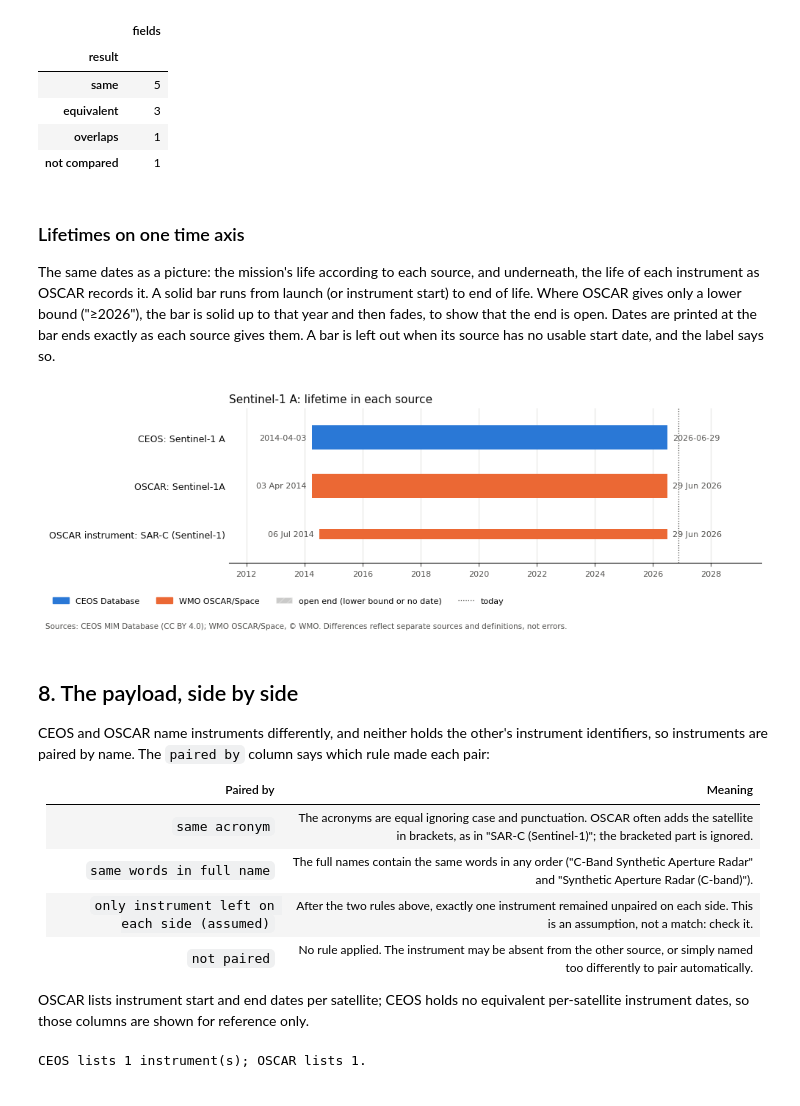
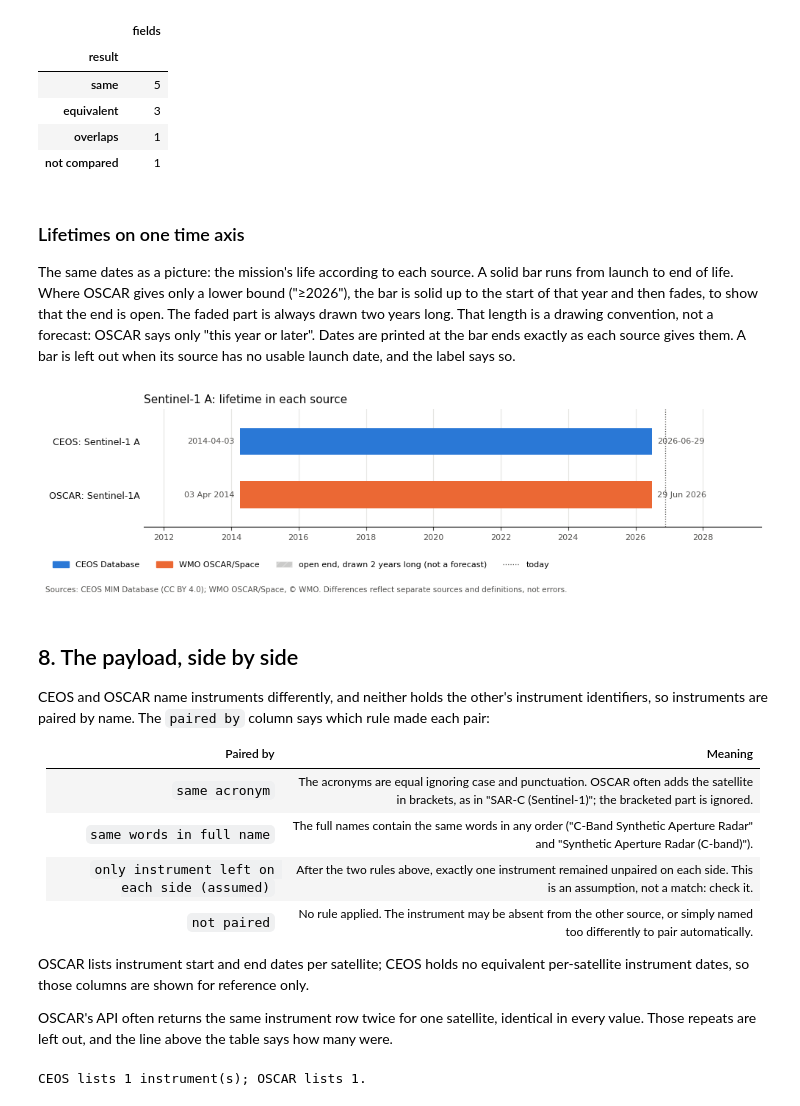
Before and after one commit to ceos-capabilities/examples, a Jupyter notebook: oscar-comparison.ipynb, the cells around one changed output. Drawn from its saved outputs; the diff is of its cells as text; code cells hidden in the pictures.

Commit message:
OSCAR comparison: leave out identical repeated OSCAR instrument rows, chart shows the two mission bars only, open-end length labelled

```diff
--- a/oscar-comparison.ipynb
+++ b/oscar-comparison.ipynb
@@ -809,12 +809,13 @@ comparison["result"].value_counts().to_frame("fields")
 # %% [markdown]
 ### Lifetimes on one time axis
 
-The same dates as a picture: the mission's life according to each source, and
-underneath, the life of each instrument as OSCAR records it. A solid bar runs from
-launch (or instrument start) to end of life. Where OSCAR gives only a lower bound
-("≥2026"), the bar is solid up to that year and then fades, to show that the end is
-open. Dates are printed at the bar ends exactly as each source gives them. A bar is
-left out when its source has no usable start date, and the label says so.
+The same dates as a picture: the mission's life according to each source. A solid
+bar runs from launch to end of life. Where OSCAR gives only a lower bound ("≥2026"),
+the bar is solid up to the start of that year and then fades, to show that the end
+is open. The faded part is always drawn two years long. That length is a drawing
+convention, not a forecast: OSCAR says only "this year or later". Dates are printed
+at the bar ends exactly as each source gives them. A bar is left out when its source
+has no usable launch date, and the label says so.
 # %%
 CEOS_COLOUR, OSCAR_COLOUR, INK, MUTED = "#2a78d6", "#eb6834", "#0b0b0b", "#52514e"
 
@@ -846,18 +847,15 @@ def oscar_span(start_text, end_text):
 def lifetime_chart(c, o):
     rows = [(f"CEOS: {c['mission_acronym']}", ceos_span(c), CEOS_COLOUR, 0.5),
             (f"OSCAR: {o['acronym']}", oscar_span(o.get("launch_date"), o.get("EoL")), OSCAR_COLOUR, 0.5)]
-    for item in o.get("satellite-instruments") or []:
-        rows.append((f"OSCAR instrument: {item['instrument']['name']}",
-                     oscar_span(item.get("start-date"), item.get("EoL")), OSCAR_COLOUR, 0.22))
 
     today = date.today()
-    fade = timedelta(days=730)   # drawn length of an open end; not a prediction
+    fade = timedelta(days=730)   # drawn length of an open end: a convention, not a prediction
     height_in = 0.5 * len(rows) + 1.9
     fig, ax = plt.subplots(figsize=(10, height_in))
     labels, drawn = [], [today]
     for y, (label, span, colour, height) in enumerate(rows):
         if span is None:
-            labels.append(label + "  (no start date)")
+            labels.append(label + "  (no launch date)")
             continue
         labels.append(label)
         start, end, end_open, start_label, end_label = span
@@ -876,35 +874,35 @@ def lifetime_chart(c, o):
 
     ax.set_yticks(range(len(rows)))
     ax.set_yticklabels(labels, fontsize=9, color=INK)
     ax.invert_yaxis()
     today_line = ax.axvline(today, color=MUTED, linewidth=0.9, linestyle=":", label="today")
     ax.set_ylim(len(rows) - 0.4, -0.6)
     pad = (max(drawn) - min(drawn)) * 0.2 + timedelta(days=120)   # room for the date labels
     ax.set_xlim(min(drawn) - pad, max(drawn) + pad)
     ax.xaxis_date()
     for side in ("top", "right", "left"):
         ax.spines[side].set_visible(False)
     ax.tick_params(axis="y", length=0)
     ax.tick_params(axis="x", colors=MUTED, labelsize=8)
     ax.grid(axis="x", color="#e6e6e3", linewidth=0.8)
     ax.set_axisbelow(True)
     fig.legend(handles=[Patch(color=CEOS_COLOUR, label="CEOS Database"),
                         Patch(color=OSCAR_COLOUR, label="WMO OSCAR/Space"),
                         Patch(facecolor=MUTED, alpha=0.3, hatch="///", edgecolor="white",
-                              label="open end (lower bound or no date)"),
+                              label="open end, drawn 2 years long (not a forecast)"),
                         today_line],
                loc="lower left", bbox_to_anchor=(0.01, 0.28 / height_in), ncol=4, frameon=False, fontsize=8)
     ax.set_title(f"{c['mission_acronym']}: lifetime in each source", loc="left", fontsize=11, color=INK)
     fig.text(0.01, 0.06 / height_in, "Sources: CEOS MIM Database (CC BY 4.0); WMO OSCAR/Space, © WMO. "
              "Differences reflect separate sources and definitions, not errors.", fontsize=7.5, color=MUTED)
     plt.tight_layout(rect=(0, 0.6 / height_in, 1, 1))
     plt.show()
 
 
 require_link()
 lifetime_chart(ceos, osc)
 # %% [output]
-[figure, old version]
+[figure, new version]
 # %% [markdown]
 ## 8. The payload, side by side
 
@@ -921,6 +919,10 @@ says which rule made each pair:
 
 OSCAR lists instrument start and end dates per satellite; CEOS holds no equivalent
 per-satellite instrument dates, so those columns are shown for reference only.
+
+OSCAR's API often returns the same instrument row twice for one satellite, identical
+in every value. Those repeats are left out, and the line above the table says how
+many were.
 # %%
 def words(text):
     return frozenset(w for w in re.split(r"[^a-z0-9]+", (text or "").lower()) if w)
```
Also changed, not shown: parts of 3 cells of this notebook.
